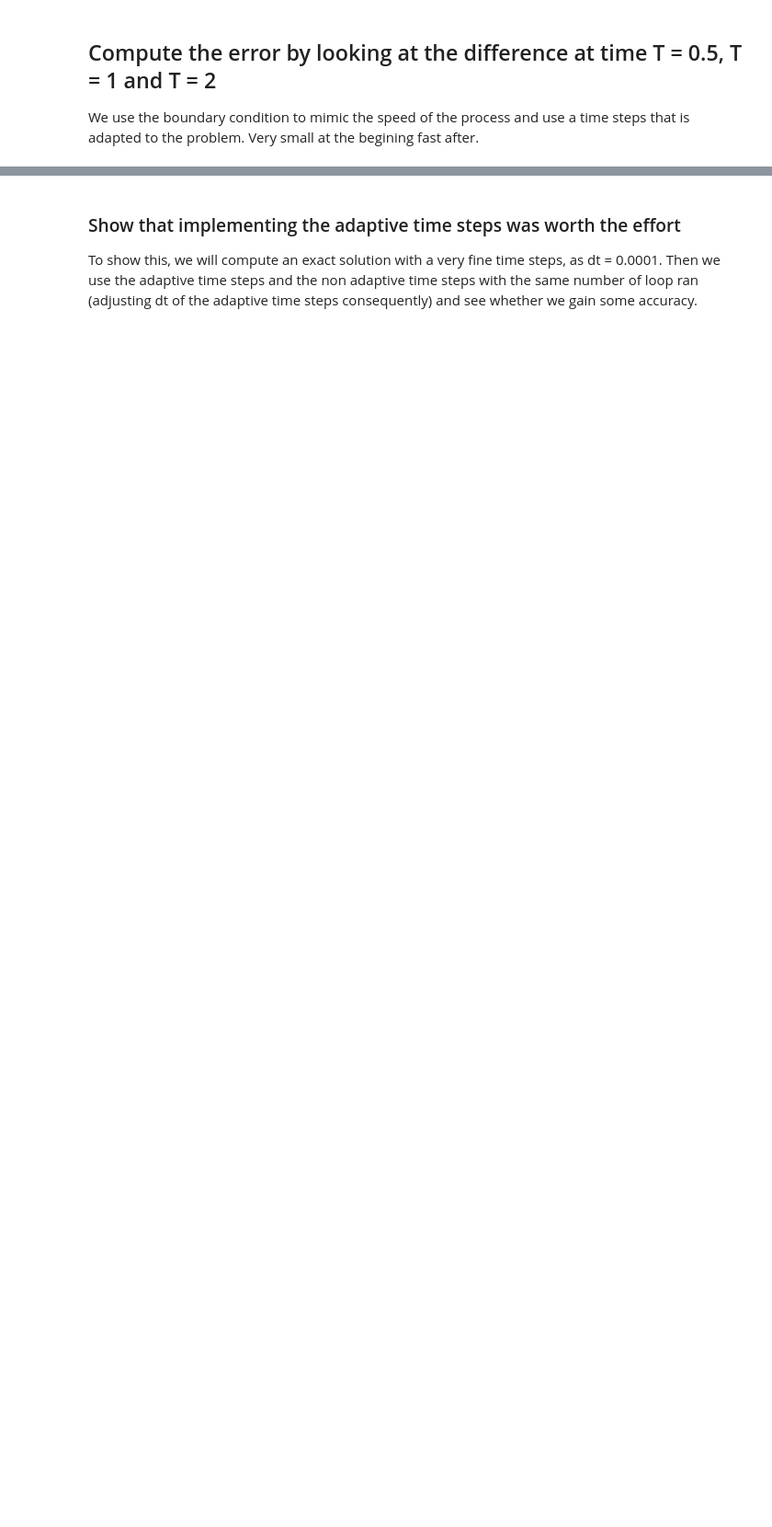
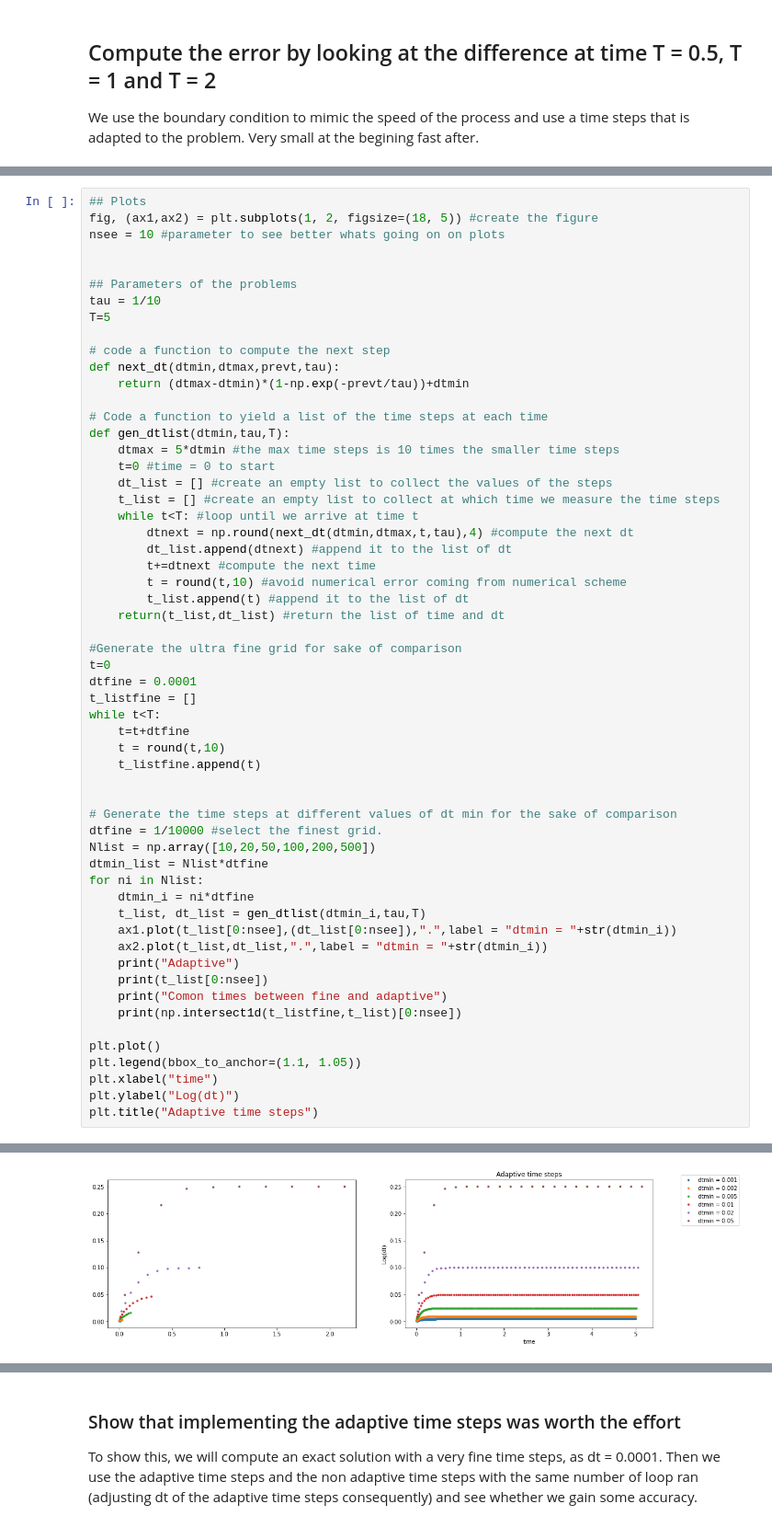
Before and after one commit to alixleroy/PhD-project2, a Jupyter notebook: Alixcode/error-analysis.ipynb, the cells around one changed output, grey strips where cells are left out. Shown at 92% size. Drawn from its saved outputs; the diff is of its cells as text; blank space fills up the shorter version.

```diff
--- a/Alixcode/error-analysis.ipynb
+++ b/Alixcode/error-analysis.ipynb
@@ -158,0 +54,58 @@ print(time_list,".")
+# %%
+## Plots
+fig, (ax1,ax2) = plt.subplots(1, 2, figsize=(18, 5)) #create the figure
+nsee = 10 #parameter to see better whats going on on plots
+
+
+## Parameters of the problems
+tau = 1/10
+T=5
+
+# code a function to compute the next step
+def next_dt(dtmin,dtmax,prevt,tau):
+    return (dtmax-dtmin)*(1-np.exp(-prevt/tau))+dtmin
+
+# Code a function to yield a list of the time steps at each time
+def gen_dtlist(dtmin,tau,T):
+    dtmax = 5*dtmin #the max time steps is 10 times the smaller time steps
+    t=0 #time = 0 to start
+    dt_list = [] #create an empty list to collect the values of the steps
+    t_list = [] #create an empty list to collect at which time we measure the time steps
+    while t<T: #loop until we arrive at time t
+        dtnext = np.round(next_dt(dtmin,dtmax,t,tau),4) #compute the next dt
+        dt_list.append(dtnext) #append it to the list of dt
+        t+=dtnext #compute the next time
+        t = round(t,10) #avoid numerical error coming from numerical scheme
+        t_list.append(t) #append it to the list of dt
+    return(t_list,dt_list) #return the list of time and dt
+
+#Generate the ultra fine grid for sake of comparison
+t=0
+dtfine = 0.0001
+t_listfine = []
+while t<T:
+    t=t+dtfine
+    t = round(t,10)
+    t_listfine.append(t)
+
+
+# Generate the time steps at different values of dt min for the sake of comparison
+dtfine = 1/10000 #select the finest grid.
+Nlist = np.array([10,20,50,100,200,500])
+dtmin_list = Nlist*dtfine
+for ni in Nlist:
+    dtmin_i = ni*dtfine
+    t_list, dt_list = gen_dtlist(dtmin_i,tau,T)
+    ax1.plot(t_list[0:nsee],(dt_list[0:nsee]),".",label = "dtmin = "+str(dtmin_i))
+    ax2.plot(t_list,dt_list,".",label = "dtmin = "+str(dtmin_i))
+    print("Adaptive")
+    print(t_list[0:nsee])
+    print("Comon times between fine and adaptive")
+    print(np.intersect1d(t_listfine,t_list)[0:nsee])
+
+plt.plot()
+plt.legend(bbox_to_anchor=(1.1, 1.05))
+plt.xlabel("time")
+plt.ylabel("Log(dt)")
+plt.title("Adaptive time steps")
+# %% [output]
@@ -158,0 +130 @@ print(time_list,".")
+[figure, added]
```
Also changed, not shown: parts of 26 cells of this notebook, 2 other files.
